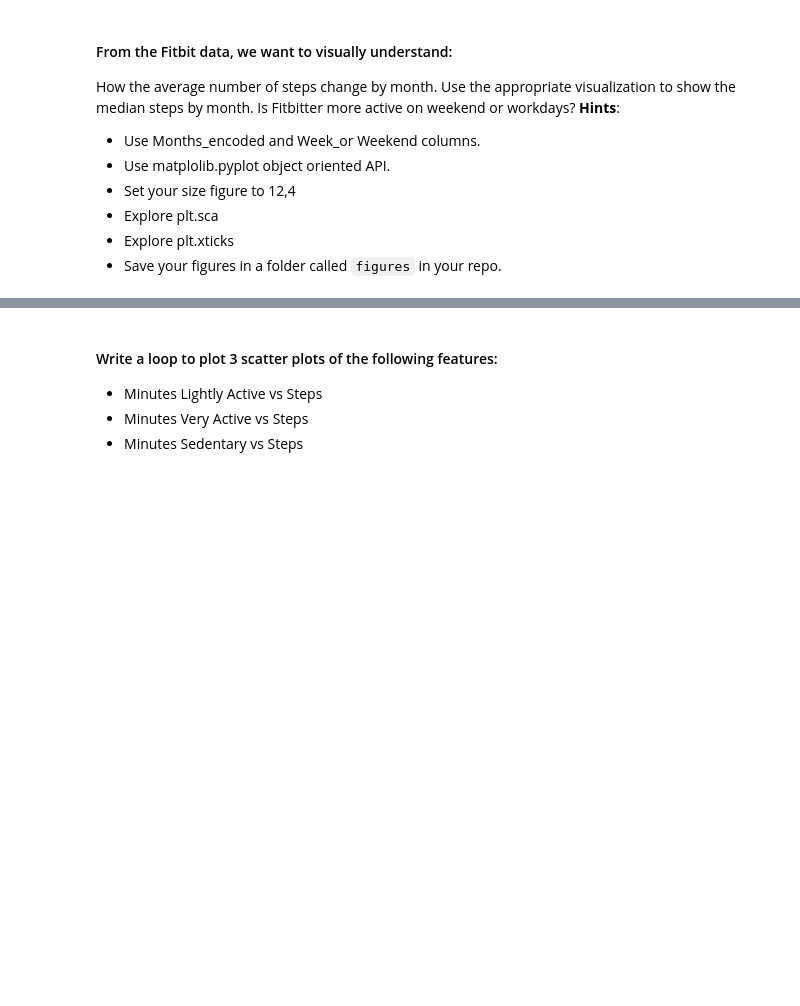
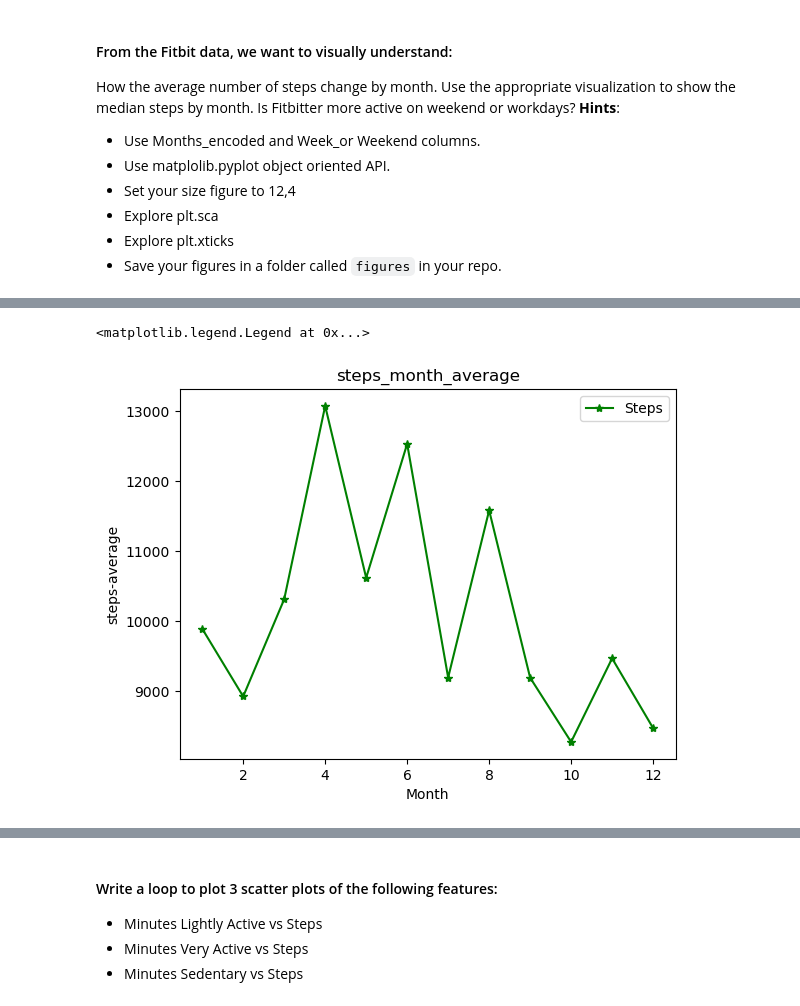
Before and after one commit to Ironhack-Data-Madrid-Abril-2023/5.2-lab_matplotlib_seaborn, a Jupyter notebook: your-code/main.ipynb, the cells around one changed output, grey strips where cells are left out. Cells and saved outputs as stored; diff of their text form; code cells hidden in the pictures; blank space fills up the shorter version.

```diff
--- a/your-code/main.ipynb
+++ b/your-code/main.ipynb
@@ -54,0 +49,10 @@ How the average number of steps change by month. Use the appropriate visualizati
+# %%
+# AVERAGE STEPS BY MONTH_ENCODED
+# your code here
+
+def pt(df,columna,columna2,funtion):
+    return pd.pivot_table(df,index=columna,values=columna2,aggfunc=funtion)
+tab=pt(fitbit,'Months_encoded','Steps','mean')
+
+
+tab
@@ -54,0 +74,11 @@ How the average number of steps change by month. Use the appropriate visualizati
+# %%
+tab
+fig, ax = plt.subplots()
+ax.plot(tab.index, tab.values, marker='*', linestyle='-', color='green')
+ax.set_title('steps_month_average')
+ax.set_xlabel('Month')
+ax.set_ylabel('steps-average')
+ax.legend(['Steps'])
+# %% [output]
+<matplotlib.legend.Legend at 0x...>
+[figure, added]
```
Also changed, not shown: parts of 11 cells of this notebook.
